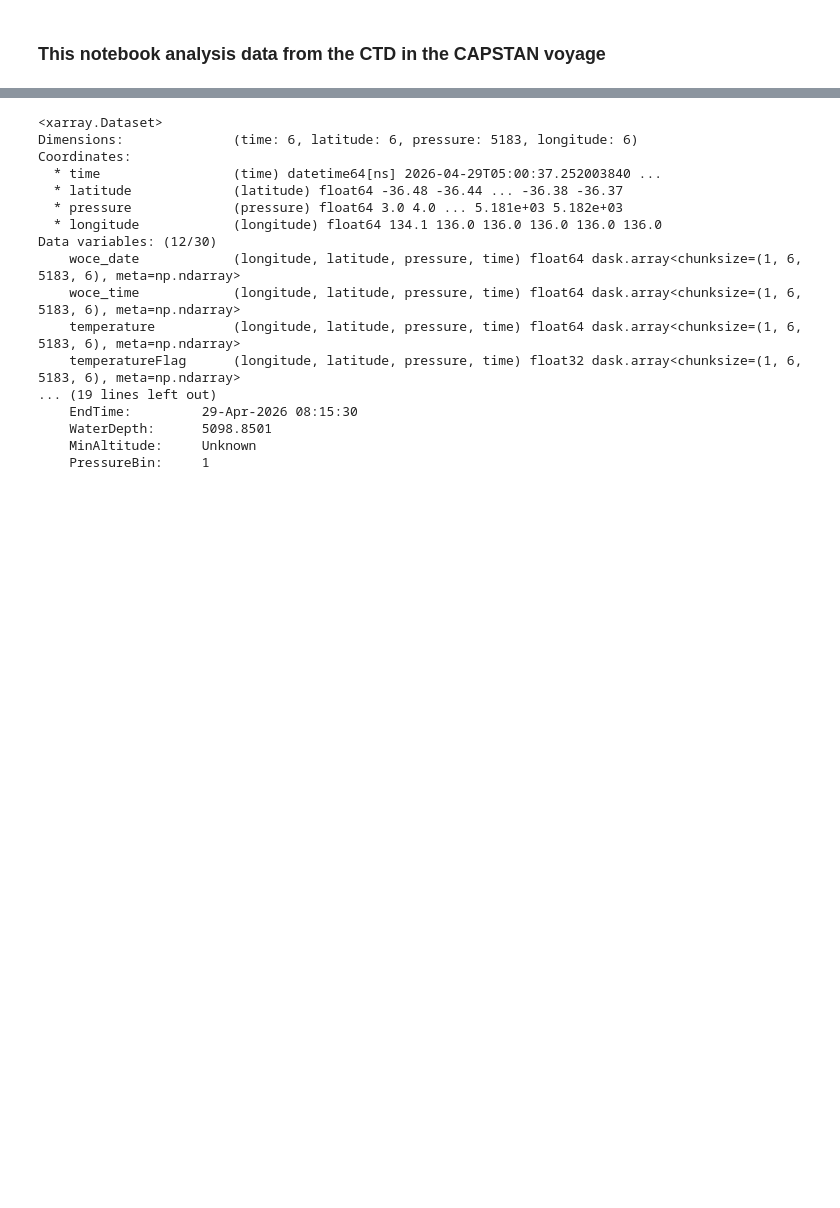
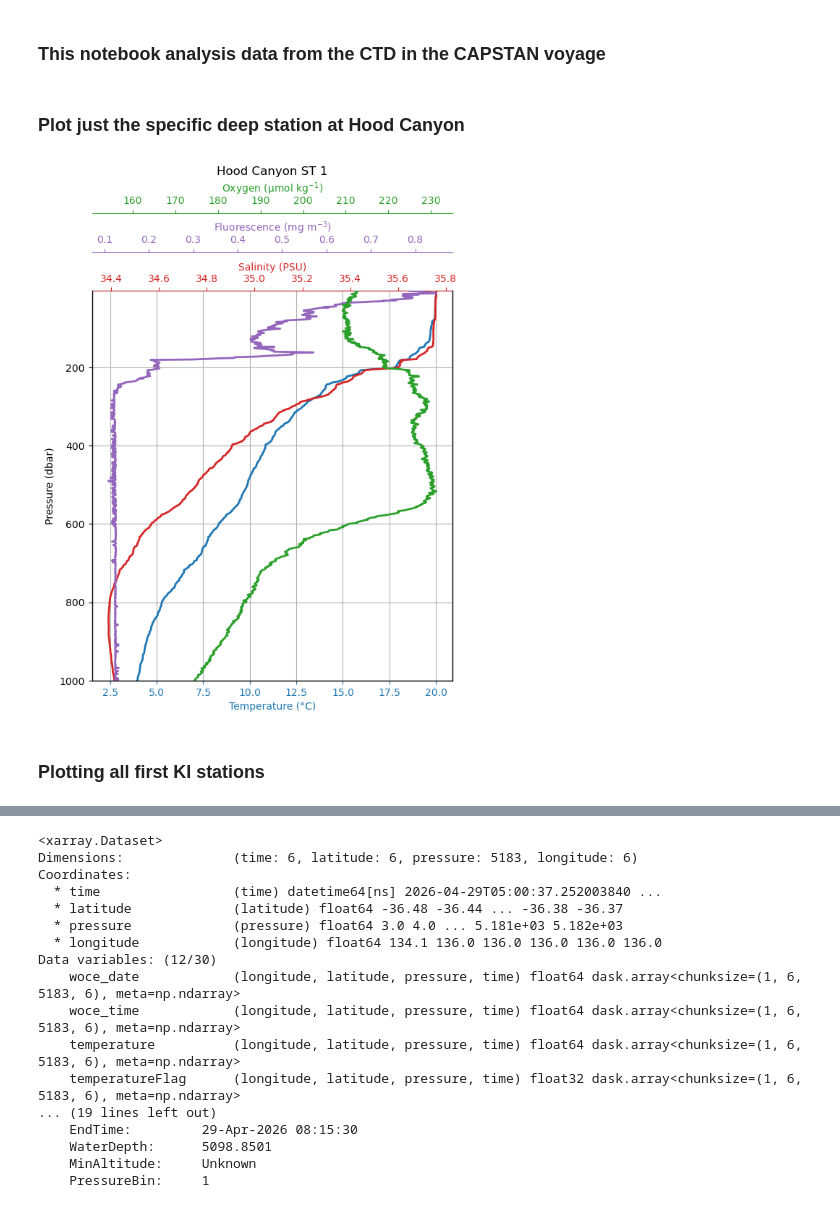
Before and after one commit to ribeiron/CAPSTAN_HAB_work, a Jupyter notebook: Notebooks/CTD_CAPSTAN_playbook.ipynb, the cells around one changed output, grey strips where cells are left out. Cells and saved outputs as stored; diff of their text form; code cells hidden in the pictures; blank space fills up the shorter version.

Commit message:
adding compare fig for deep hood canyon st

```diff
--- a/Notebooks/CTD_CAPSTAN_playbook.ipynb
+++ b/Notebooks/CTD_CAPSTAN_playbook.ipynb
@@ -15,3 +15,5 @@ import matplotlib.pyplot as plt
 from matplotlib.lines import Line2D
 import cmocean
 import gsw as gsw
+# %% [markdown]
+### Plot just the specific deep station at Hood Canyon
@@ -18,3 +22,63 @@ import gsw as gsw
+# %%
+ds = xr.open_mfdataset(
+    "in2026_t02002CtdAvg.nc",
+    combine="by_coords"
+)
+# %%
+import matplotlib.pyplot as plt
+
+vars_to_plot = {
+    "Temperature (°C)": ("temperature", "tab:blue"),
+    "Salinity (PSU)": ("salinity", "tab:red"),
+    "Fluorescence (mg m$^{-3}$)": ("fluorometer", "tab:purple"),
+    "Oxygen (µmol kg$^{-1}$)": ("oxygen", "tab:green"),
+}
+
+pressure = ds["pressure"]
+
+fig, ax = plt.subplots(figsize=(6, 8))
+
+# Main axis (Pressure)
+ax.set_ylabel("Pressure (dbar)")
+ax.grid(True)
+
+axes = [ax]
+
+for i, (label, (varname, color)) in enumerate(vars_to_plot.items()):
+
+    if i == 0:
+        axx = ax
+    else:
+        axx = ax.twiny()
+        # Move each new x-axis upwards
+        axx.spines["top"].set_position(("axes", 1 + 0.10 * (i - 1)))
+
+    profile = ds[varname].isel(
+        time=0,
+        latitude=0,
+        longitude=0
+    )
+
+    axx.plot(profile, pressure, color=color, lw=2)
+    axx.set_ylim(1000, float(pressure.min()))
+    axx.set_xlabel(label, color=color)
+    axx.tick_params(axis="x", colors=color)
+    axx.spines["top"].set_color(color)
+
+    axes.append(axx)
+
+plt.title("Hood Canyon ST 1")
+plt.tight_layout()
+plt.show()
+
+plt.savefig(
+    r"C:\Users\nribeiro\OneDrive - University of Tasmania\IMOS Shared Docs\CAPSTAN 2025\CAPSTAN_HAB_work\Figures\LADCP_V_BonneySection.png",
+    bbox_inches="tight"
+)
+# %% [output]
+[figure, added]
+# %% [markdown]
+### Plotting all first KI stations
 # %%
 os.chdir(r'C:\Users\nribeiro\OneDrive - University of Tasmania\IMOS Shared Docs\CAPSTAN 2025\Datasets\CTD KI') #Will need to change this
 # %%
```
Also changed, not shown: parts of 2 cells of this notebook, 1 other file.
